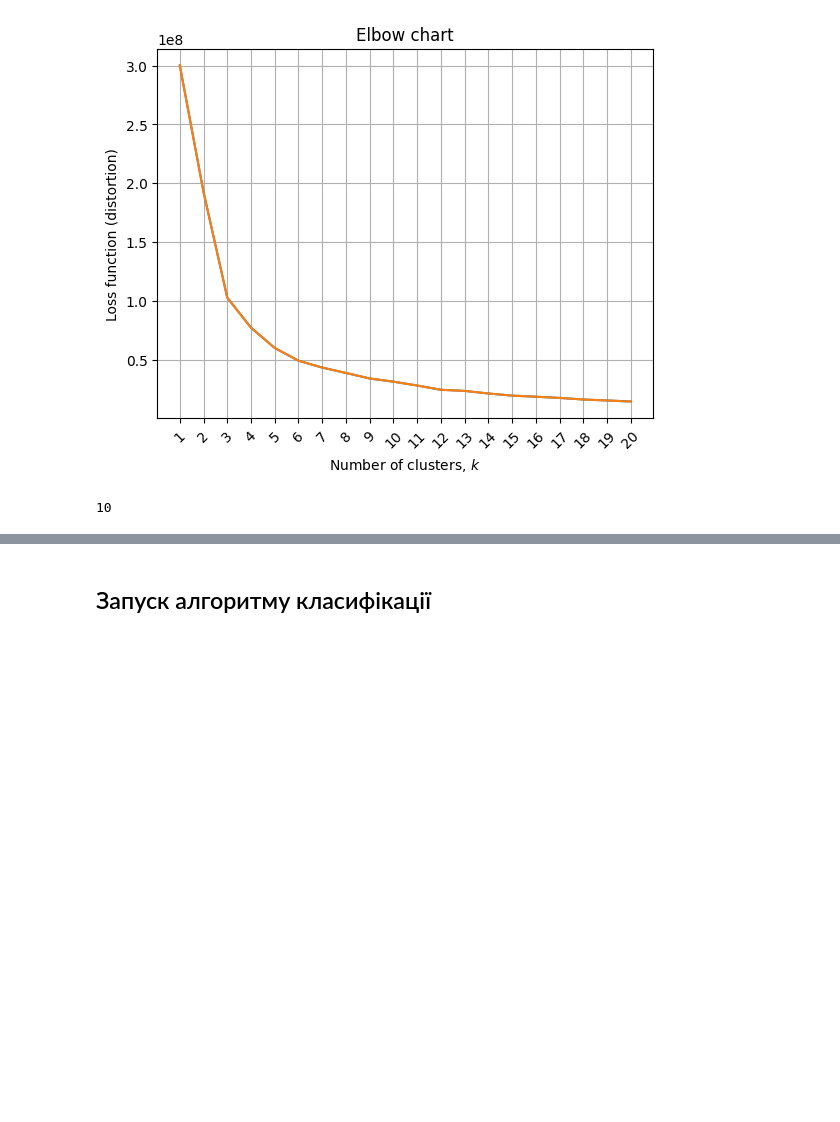
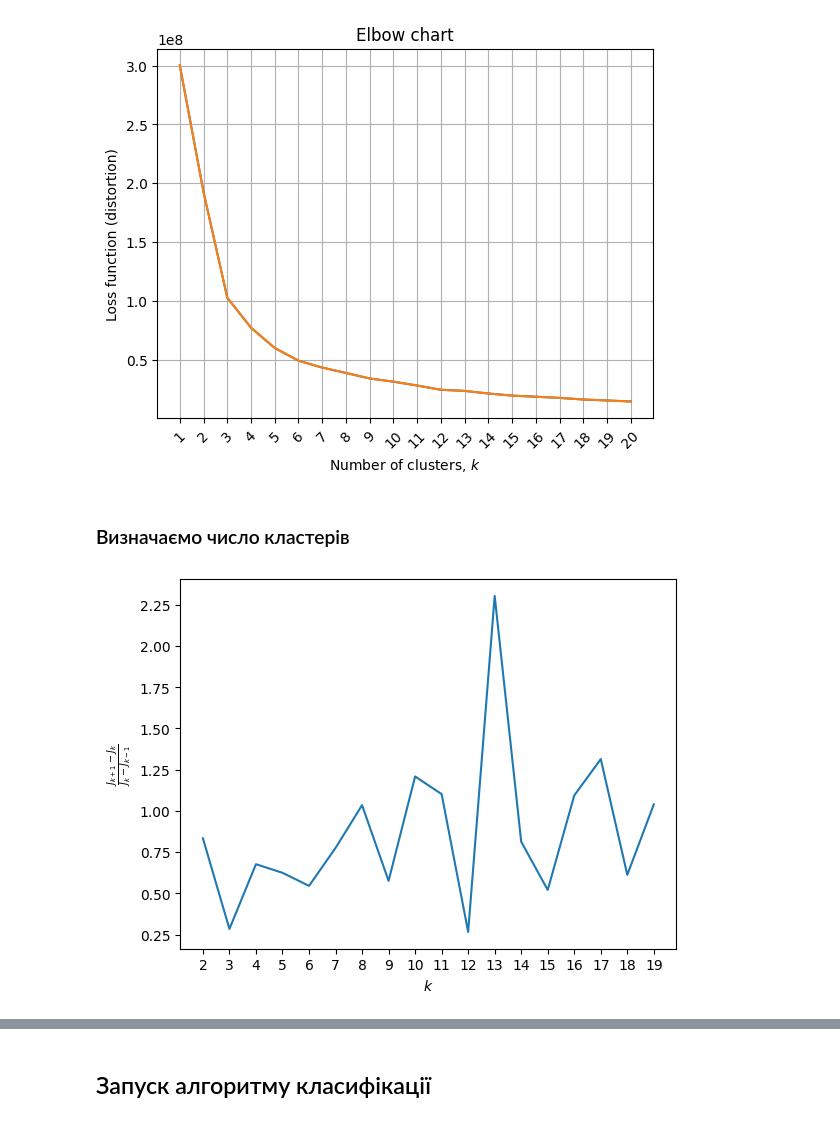
Before and after one commit to sergiokapone/DataScience, a Jupyter notebook: Hw6/Hw6.ipynb, the cells around one changed output, grey strips where cells are left out. Cells and saved outputs as stored; diff of their text form; code cells hidden in the pictures; blank space fills up the shorter version.

```diff
--- a/Hw6/Hw6.ipynb
+++ b/Hw6/Hw6.ipynb
@@ -383,10 +443,19 @@ Jk_mnist = find_optimal_clusters(X_mnist, max_clusters=20, random_state=30)
 Jk_pca_mnist = find_optimal_clusters(X_pca_mnist, max_clusters=20, random_state=30)
 # %% [output]
 [figure]
-# %%
-diff = np.diff(Jk_pca_mnist)
-k_opt = np.argmin(diff[1:] / diff[:-1])
-print(k_opt)
-# %% [output]
-10
+# %% [markdown]
+### Визначаємо число кластерів
+# %%
+# diff = np.diff(Jk_pca_mnist)
+# k_opt = np.argmin(diff[1:] / diff[:-1])
+# print(k_opt)
+diff = np.diff(Jk_pca_mnist)
+D = diff[1:] / diff[:-1]
+plt.plot(np.arange(2, len(D) + 2), D)
+plt.xticks(np.arange(2, len(D) + 2))
+plt.xlabel(r'$k$')
+plt.ylabel(r'$\frac{J_{k+1} - J_{k}}{J_{k} - J_{k-1}}$')
+plt.show()
+# %% [output]
+[figure, added]
 # %% [markdown]
```
Also changed, not shown: parts of 10 cells of this notebook.
